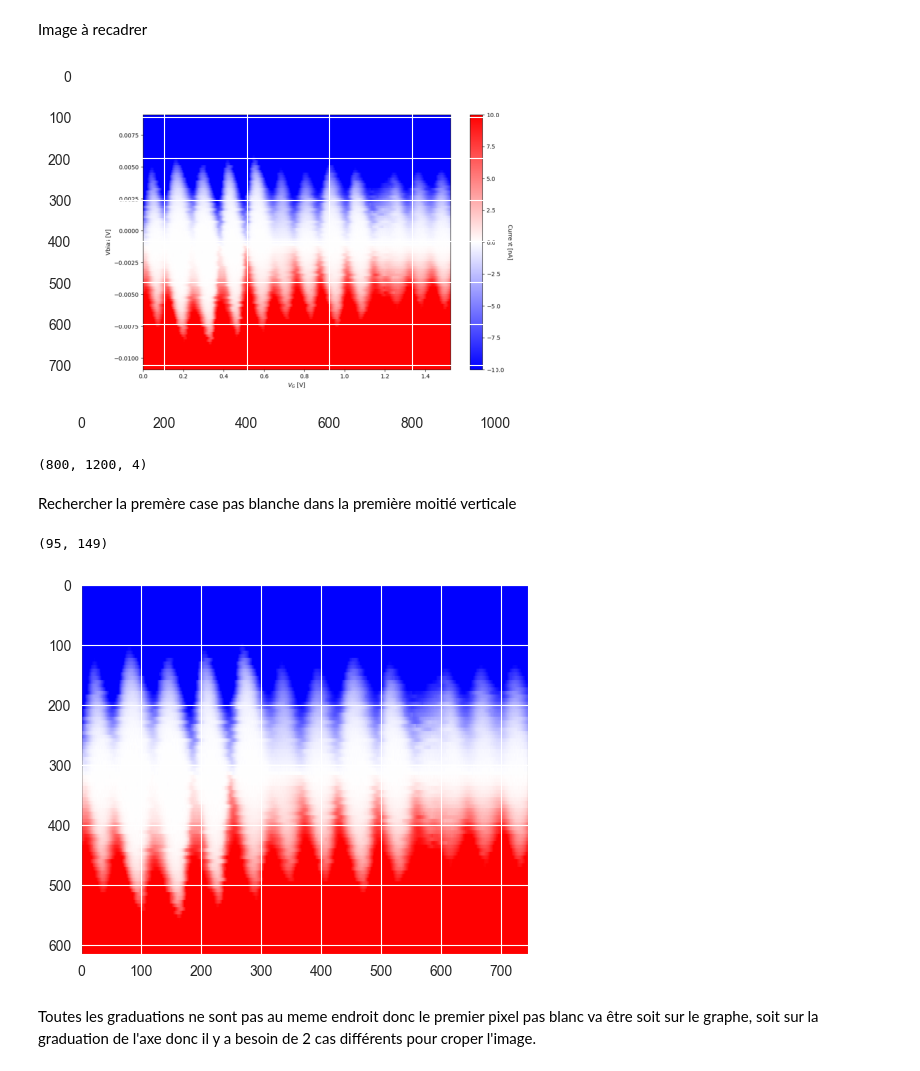
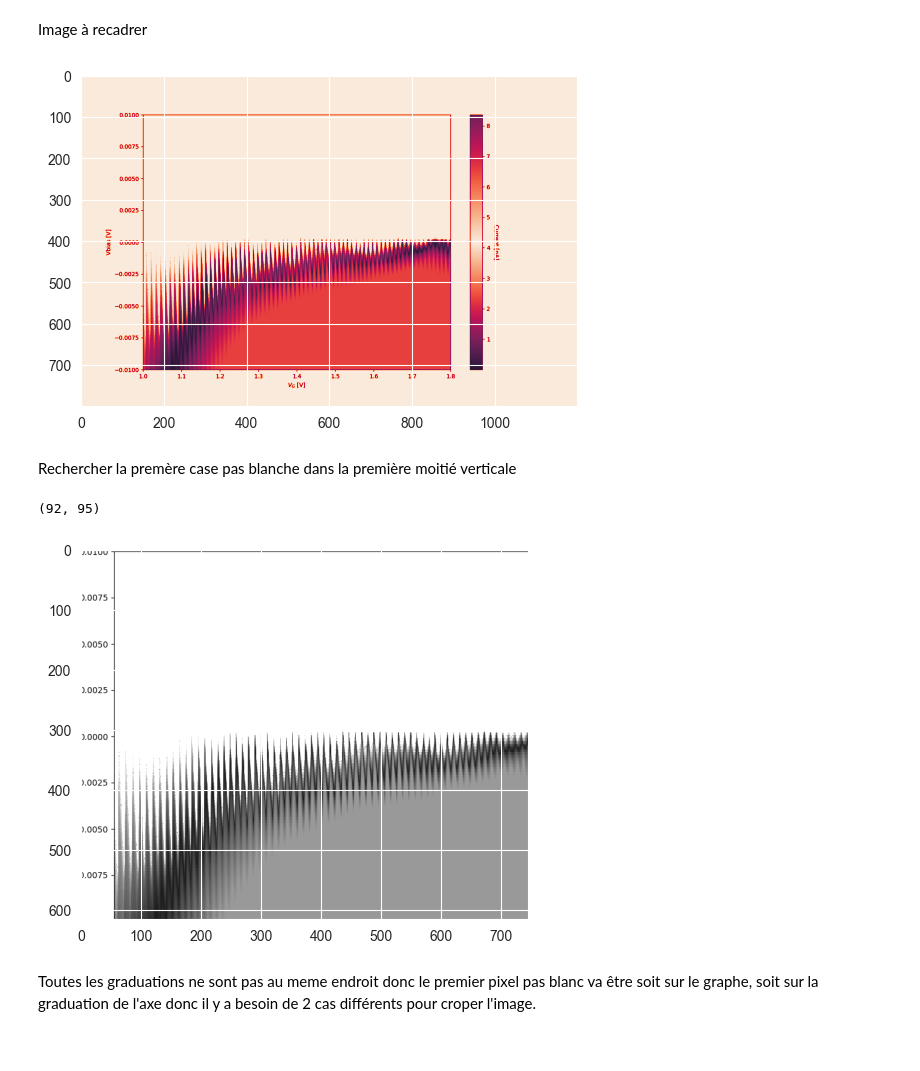
Before and after one commit to ecilavettier/quantum, a Jupyter notebook: Cropage.ipynb, the cells around one changed output. Saved outputs shown, nothing was run; the diff lists cells and outputs as text; code cells hidden in the pictures.

```diff
--- a/Cropage.ipynb
+++ b/Cropage.ipynb
@@ -23,38 +19,32 @@ npixel=longueur*largeur
 # %% [markdown]
 Image à recadrer
 # %%
-myimg=Image.open('Stage_analyse_image/plot/good/sample-1S12_1_die-19-14_measurement-coulomb_diamond_zoom_exp_2.png')
-#myimg=Image.open('Stage_analyse_image/plot/good/D_.png')
+#myimg=Image.open('Stage_analyse_image/plot/good/sample-1S12_1_die-19-14_measurement-coulomb_diamond_zoom_exp_2.png')
+myimg = cv2.imread("Stage_analyse_image/D_.png", cv2.IMREAD_GRAYSCALE)#myimg = cv2.imread("Stage_analyse_image/plot/good/D_.png", cv2.IMREAD_GRAYSCALE)
 #myimg.show()
 plt.imshow(myimg)
 plt.show()
 # %% [output]
-[figure, old version]
+[figure, new version]
-# %%
-img = np.array(myimg)
-img.shape
-# %% [output]
-(800, 1200, 4)
 # %% [markdown]
 Rechercher la premère case pas blanche dans la première moitié verticale
 # %%
-for index, x in np.ndenumerate(img):
+for index, x in np.ndenumerate(myimg):
     if x!=255:
         ind_debut=(index[0],index[1])
-        if ind_debut[1]<=img.shape[1]/2:
+        if ind_debut[1]<=myimg.shape[1]/2:
             break
 ind_debut
 # %% [output]
-(95, 149)
+(92, 95)
 # %%
-mil=graduation//2
-if img[ind_debut[0]][ind_debut[1]+mil][0]==255 and img[ind_debut[0]][ind_debut[1]+mil][1]==255 and img[ind_debut[0]][ind_debut[1]+mil][2]==255 and img[ind_debut[0]][ind_debut[1]+mil][3]==255:
-    image_crop2=img[ind_debut[0]:ind_debut[0]+longueur,ind_debut[1]+graduation:ind_debut[1]+largeur+graduation]
-    plt.imshow(image_crop2)
+if myimg[ind_debut[0]][ind_debut[1]+graduation//2]==255:
+    image=myimg[ind_debut[0]:ind_debut[0]+longueur,ind_debut[1]+graduation:ind_debut[1]+largeur+graduation]
+    plt.imshow(image,cmap='gray')
 else:
-    image_crop2=img[ind_debut[0]:ind_debut[0]+longueur,ind_debut[1]:ind_debut[1]+largeur]
-    plt.imshow(image_crop2)
+    image=myimg[ind_debut[0]:ind_debut[0]+longueur,ind_debut[1]:ind_debut[1]+largeur]
+    plt.imshow(image,cmap='gray')
 # %% [output]
-[figure, old version]
+[figure, new version]
 # %% [markdown]
 Toutes les graduations ne sont pas au meme endroit donc le premier pixel pas blanc va être soit sur le graphe, soit sur la graduation de l'axe donc il y a besoin de 2 cas différents pour croper l'image.
```
Also changed, not shown: parts of 4 cells of this notebook.
